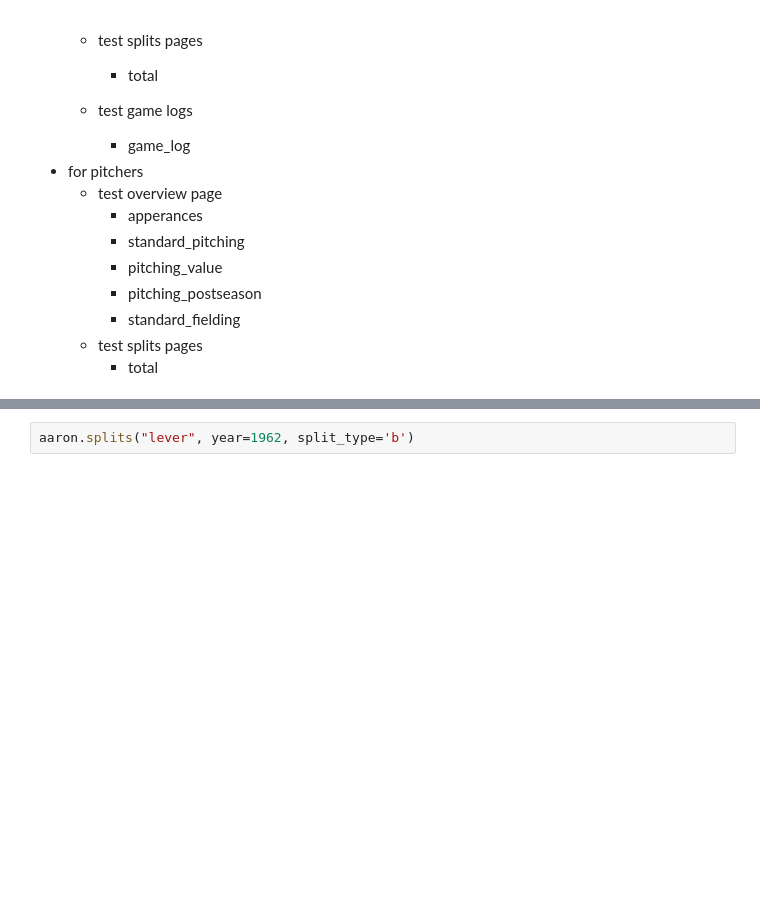
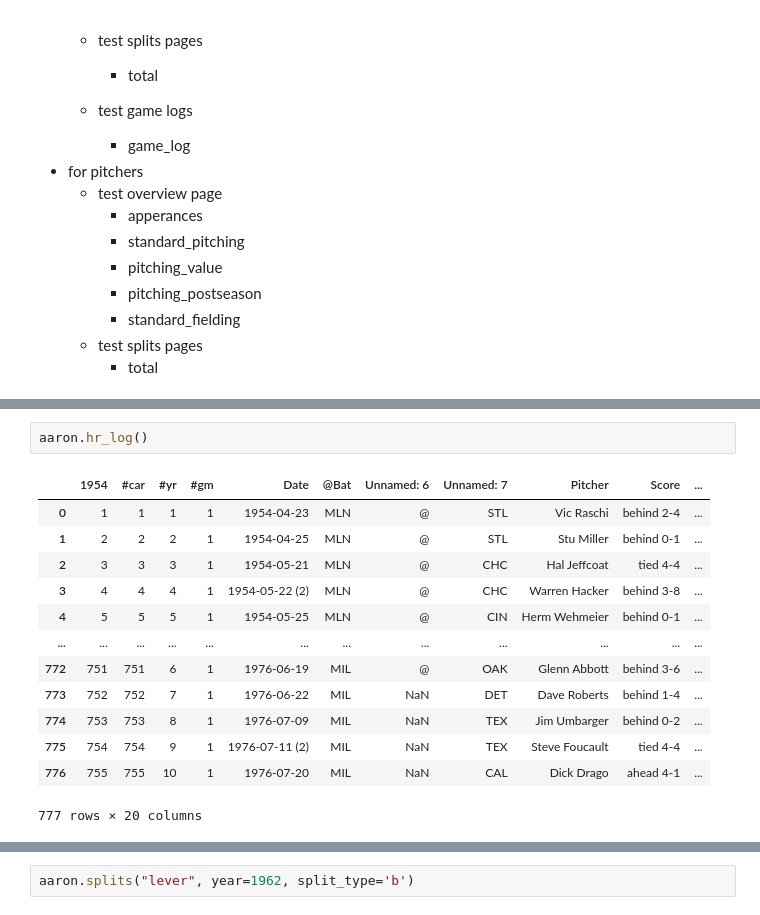
Before and after one commit to double-dose-larry/sportsref, a Jupyter notebook: test_players.ipynb, the cells around one changed output, grey strips where cells are left out. Saved outputs shown, nothing was run; the diff lists cells and outputs as text; blank space fills up the shorter version.

```diff
--- a/test_players.ipynb
+++ b/test_players.ipynb
@@ -37,0 +52,16 @@ aaron.overview("standard_fielding")
+# %%
+aaron.hr_log()
+# %% [output]
+|  | 1954 | #car | #yr | #gm | Date | @Bat | Unnamed: 6 | Unnamed: 7 | Pitcher | Score | ... |
+| 0 | 1 | 1 | 1 | 1 | 1954-04-23 | MLN | @ | STL | Vic Raschi | behind 2-4 | ... |
+| 1 | 2 | 2 | 2 | 1 | 1954-04-25 | MLN | @ | STL | Stu Miller | behind 0-1 | ... |
+| 2 | 3 | 3 | 3 | 1 | 1954-05-21 | MLN | @ | CHC | Hal Jeffcoat | tied 4-4 | ... |
+| 3 | 4 | 4 | 4 | 1 | 1954-05-22 (2) | MLN | @ | CHC | Warren Hacker | behind 3-8 | ... |
+| 4 | 5 | 5 | 5 | 1 | 1954-05-25 | MLN | @ | CIN | Herm Wehmeier | behind 0-1 | ... |
+| ... | ... | ... | ... | ... | ... | ... | ... | ... | ... | ... | ... |
+| 772 | 751 | 751 | 6 | 1 | 1976-06-19 | MIL | @ | OAK | Glenn Abbott | behind 3-6 | ... |
+| 773 | 752 | 752 | 7 | 1 | 1976-06-22 | MIL | NaN | DET | Dave Roberts | behind 1-4 | ... |
+| 774 | 753 | 753 | 8 | 1 | 1976-07-09 | MIL | NaN | TEX | Jim Umbarger | behind 0-2 | ... |
+| 775 | 754 | 754 | 9 | 1 | 1976-07-11 (2) | MIL | NaN | TEX | Steve Foucault | tied 4-4 | ... |
+| 776 | 755 | 755 | 10 | 1 | 1976-07-20 | MIL | NaN | CAL | Dick Drago | ahead 4-1 | ... |
+777 rows × 20 columns
```
Also changed, not shown: parts of 9 cells of this notebook, 2 other files.
